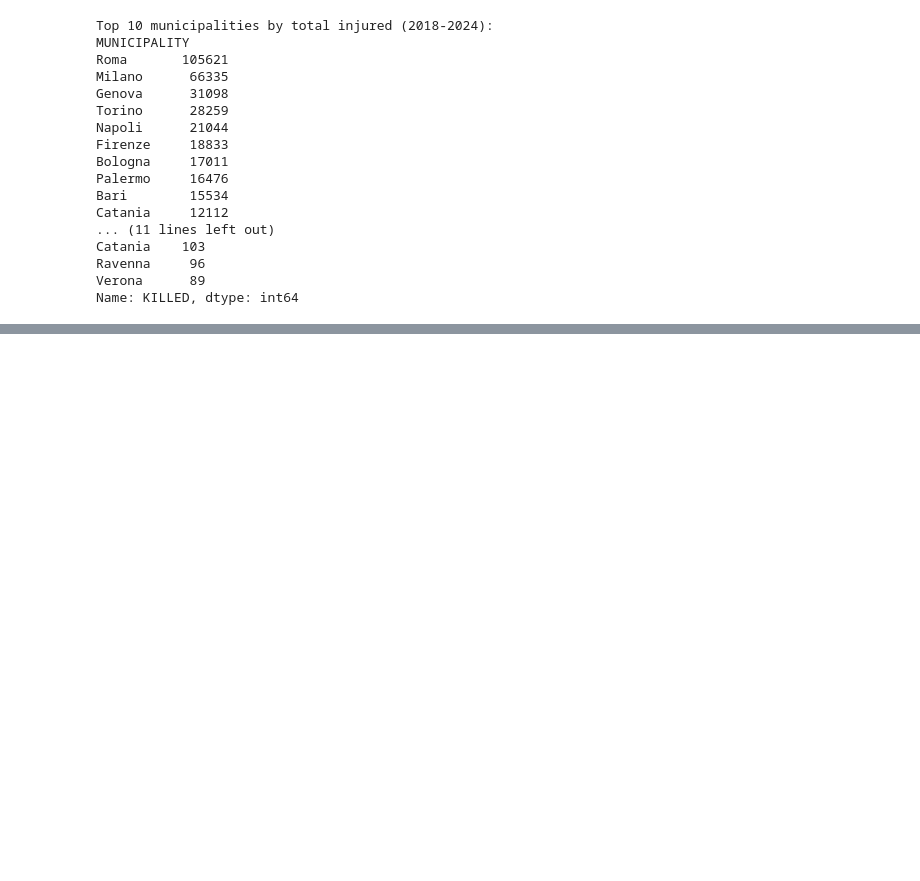
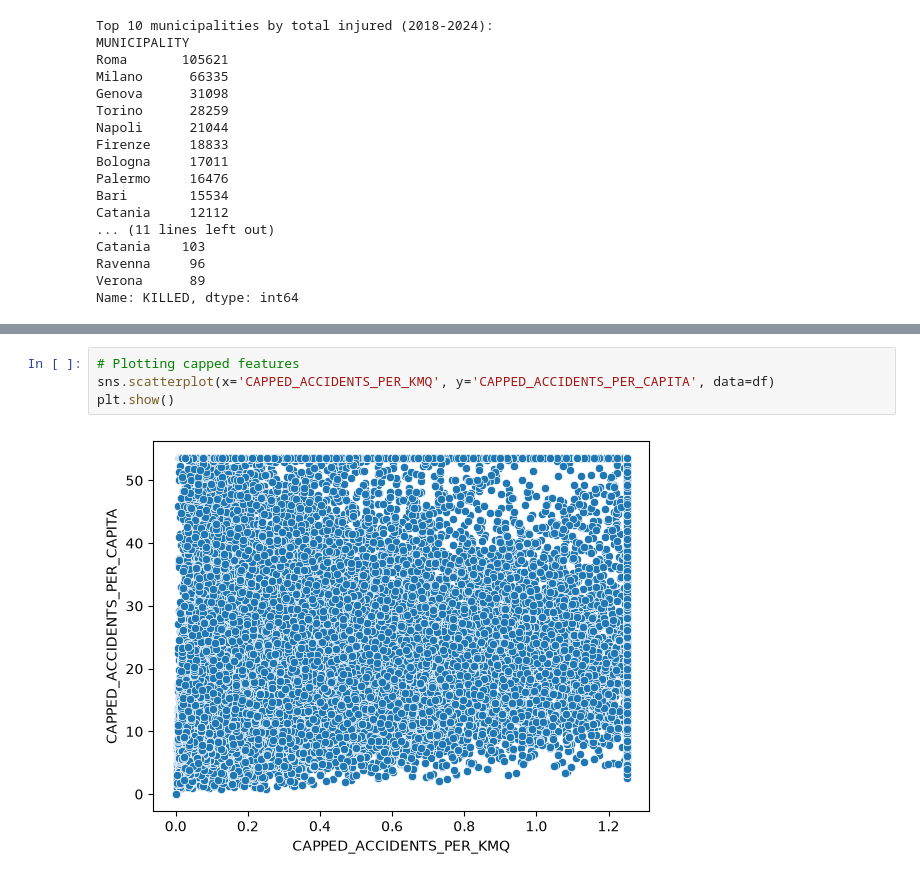
Before and after one commit to gretabarrale/boolean_capstone_project, a Jupyter notebook: eda.ipynb, the cells around one changed output, grey strips where cells are left out. Saved outputs shown, nothing was run; the diff lists cells and outputs as text; blank space fills up the shorter version.

```diff
--- a/eda.ipynb
+++ b/eda.ipynb
@@ -384,0 +417,6 @@ Name: KILLED, dtype: int64
+# %%
+# Plotting capped features
+sns.scatterplot(x='CAPPED_ACCIDENTS_PER_KMQ', y='CAPPED_ACCIDENTS_PER_CAPITA', data=df)
+plt.show()
+# %% [output]
+[figure, added]
```
Also changed, not shown: parts of 11 cells of this notebook.
